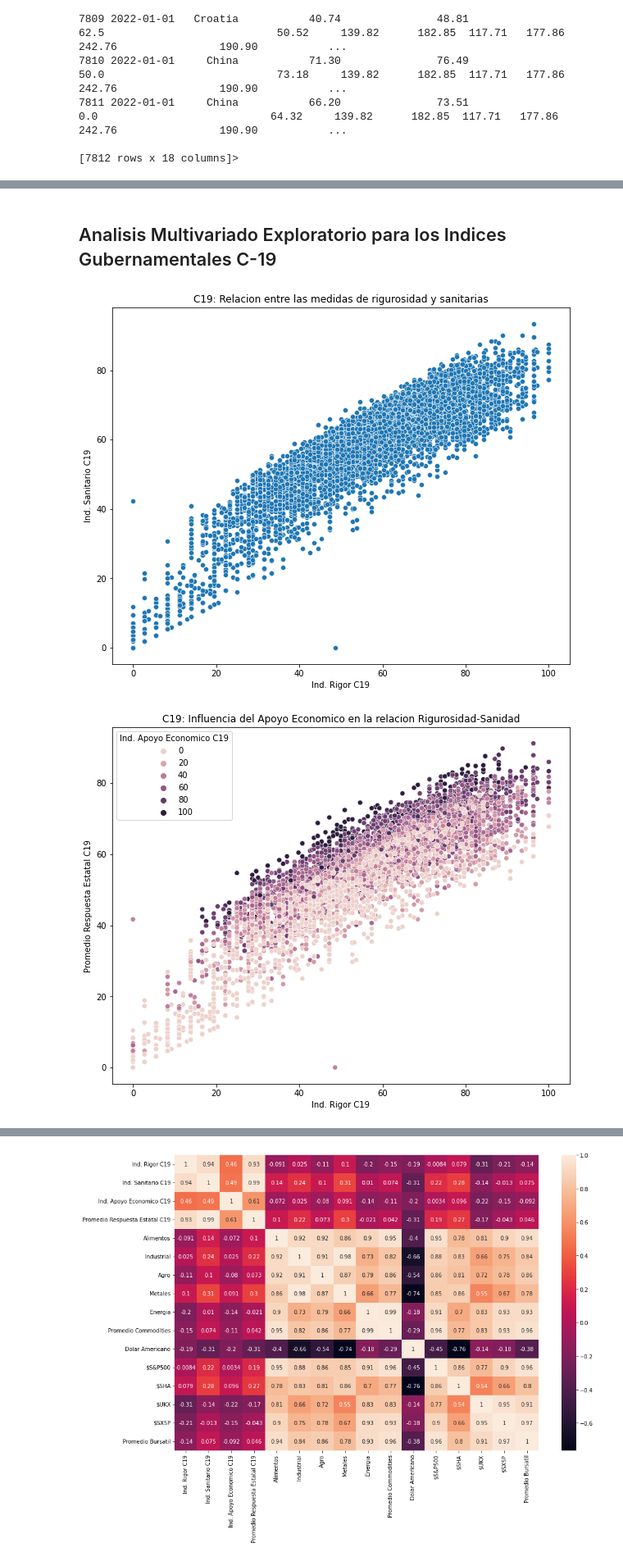
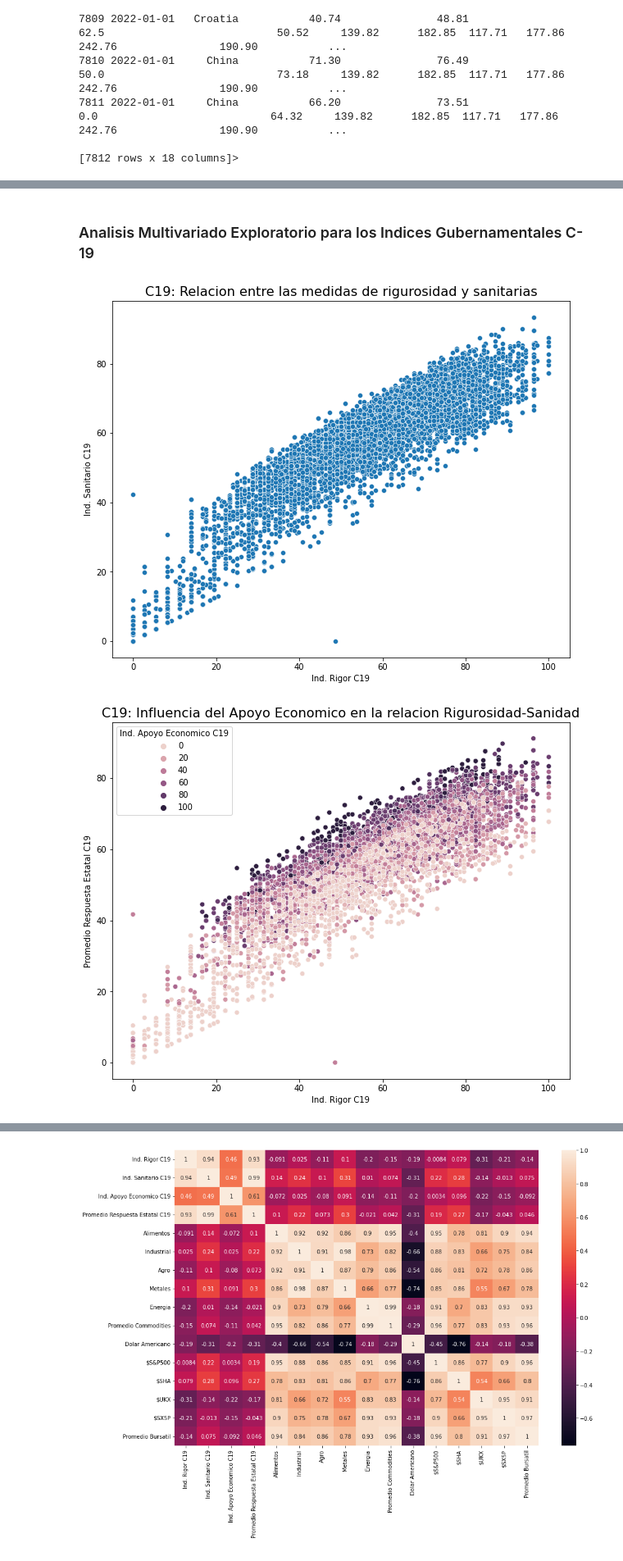
Before and after one commit to RufinoMartin/Coderhouse2021, a Jupyter notebook: Notebook_Integrado.ipynb, the cells around one changed output, grey strips where cells are left out. Shown at 82% size. Drawn from its saved outputs; the diff is of its cells as text; code cells hidden in the pictures.

```diff
--- a/Notebook_Integrado.ipynb
+++ b/Notebook_Integrado.ipynb
@@ -75,7 +79,7 @@ https://github.com/RufinoMartin/DataScience2021/blob/main/DatasetFinal.csv
 
 Copiar el URL del Raw, y pegar:
 # %%
-df_Integrado = pd.read_csv('https://raw.githubusercontent.com/RufinoMartin/DataScience2021/main/DatasetFinal.csv?token=GHSAT0AAAAAABRYGSF2IIXG437NHKGD4QHUYSCM6WQ')
+df_Integrado = pd.read_csv('https://raw.githubusercontent.com/RufinoMartin/DataScience2021/main/DatasetFinal.csv?token=GHSAT0AAAAAABTJFJHETL6W63I7HIAMUOLSYSSB6YQ')
 # %% [markdown]
 # Data Wrangling
 # %% [markdown]
@@ -296,7 +300,7 @@ CorrelacionP
 | $SX5P | -0.208251 | -0.012622 | -0.153258 | -0.042810 | 0.902462 | 0.751620 | ... |
 | Promedio Bursatil | -0.138677 | 0.074592 | -0.091583 | 0.046154 | 0.941494 | 0.840568 | ... |
 # %% [markdown]
-## Analisis Multivariado Exploratorio para los Indices Gubernamentales C-19
+### Analisis Multivariado Exploratorio para los Indices Gubernamentales C-19
 # %%
 # Correr si hay errores en visualizaciones.
 
@@ -305,17 +309,17 @@ plt.close('all')
 # %%
 plt.figure(figsize=(10,8))
 sns.scatterplot(x='Ind. Rigor C19',y='Ind. Sanitario C19',data=df_Integrado)
-plt.title('C19: Relacion entre las medidas de rigurosidad y sanitarias')
+plt.title('C19: Relacion entre las medidas de rigurosidad y sanitarias', fontsize=16)
 plt.show()
 # %% [output]
-[figure, old version]
+[figure, new version]
 # %%
 plt.figure(figsize=(10,8))
 sns.scatterplot(x='Ind. Rigor C19',y='Promedio Respuesta Estatal C19',data=df_Integrado,hue='Ind. Apoyo Economico C19')
-plt.title('C19: Influencia del Apoyo Economico en la relacion Rigurosidad-Sanidad')
+plt.title('C19: Influencia del Apoyo Economico en la relacion Rigurosidad-Sanidad', fontsize=16)
 plt.show()
 # %% [output]
-[figure, old version]
+[figure, new version]
 # %%
 #Grafico compartido para las distribuciones del Indice de Rigor y de Apoyo Economico.
 
```
Also changed, not shown: parts of 104 cells of this notebook.
